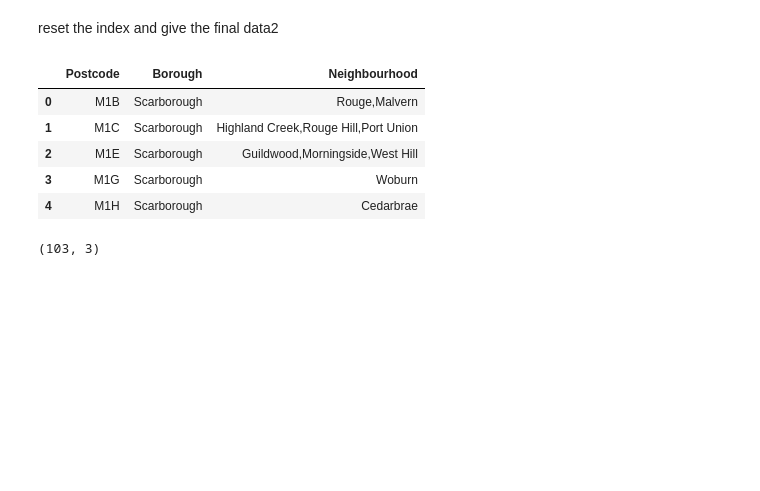
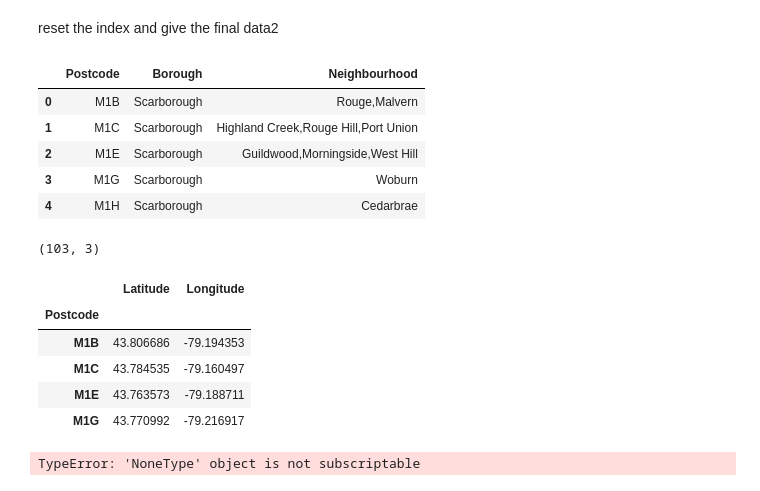
Before and after one commit to JimmyJiChina/dataScienceCapstone, a Jupyter notebook: Week3.ipynb, the cells around one changed output. Saved outputs shown, nothing was run; the diff lists cells and outputs as text; code cells hidden in the pictures; blank space fills up the shorter version.

```diff
--- a/Week3.ipynb
+++ b/Week3.ipynb
@@ -138,0 +141,22 @@ data2.shape
+# %%
+gps_data = pd.read_csv('./Geospatial_data')
+gps_data = gps_data.rename(columns={'Postal Code':'Postcode'})
+gps_data.set_index('Postcode',inplace=True)
+gps_data.head(4)
+# %% [output]
+|  | Latitude | Longitude |
+| Postcode |  |  |
+| M1B | 43.806686 | -79.194353 |
+| M1C | 43.784535 | -79.160497 |
+| M1E | 43.763573 | -79.188711 |
+| M1G | 43.770992 | -79.216917 |
+# %%
+for eachrow in data2.index:
+    postal_code = data2.loc[eachrow,'Postcode']
+
+    latitude = lat_lng_coords[0]
+    longitude = lat_lng_coords[1]
+    data2.loc[eachrow,'Lattitude']=latitude
+    data2.loc[eachrow,'Longitude']=longitude
+# %% [output]
+TypeError: 'NoneType' object is not subscriptable
```
Also changed, not shown: parts of 8 cells of this notebook.
